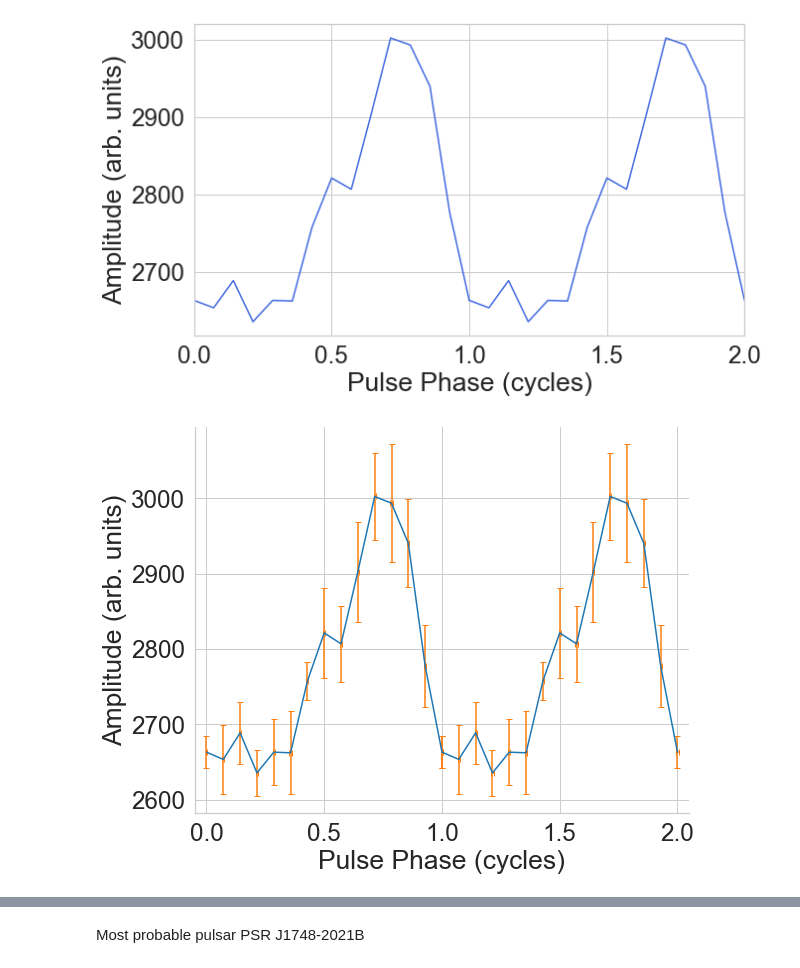
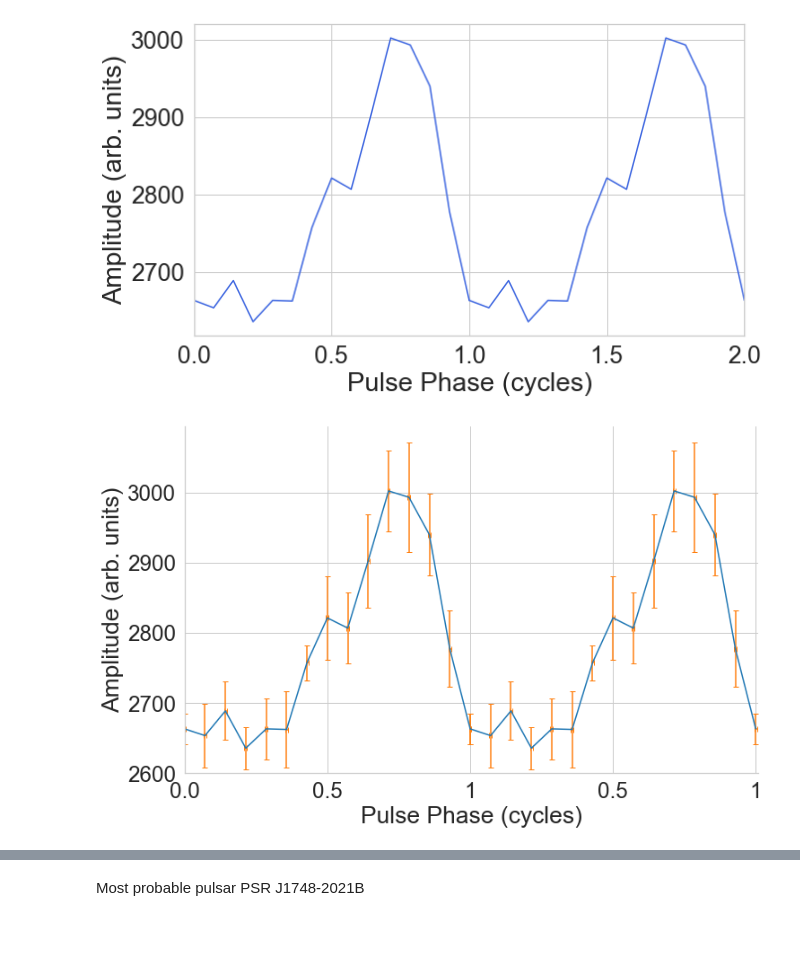
Before and after one commit to Joao-Carlos-S-G-de-A/Pulsar-Fourier-Transform, a Jupyter notebook: Main.ipynb, the cells around one changed output, grey strips where cells are left out. Saved outputs shown, nothing was run; the diff lists cells and outputs as text; code cells hidden in the pictures; blank space fills up the shorter version.

```diff
--- a/Main.ipynb
+++ b/Main.ipynb
@@ -645,18 +650,20 @@ plt.show()
 59.5922 Hz
 [figure]
 # %%
-fig, ax = plt.subplots(figsize=(9,7))
+fig, ax = plt.subplots(figsize=(11,7))
 ax.errorbar(np.linspace(0, 1, num=len(binned)), binned, error_,xerr=phaseerror, capsize=3, color='tab:blue', ecolor='tab:orange')
 ax.errorbar(np.linspace(0, 1, num=len(binned)) + 1, binned, error_,xerr=phaseerror, capsize=3, color='tab:blue', ecolor='tab:orange')
 ax.set_xlabel('Pulse Phase (cycles)')
 ax.set_ylabel('Amplitude (arb. units)')
-ax.set_xlim(-0.05, 2.05)
+ax.set_xlim(0, 2.01)
+ax.set_ylim(2600,)
+ax.xaxis.set_major_formatter(lambda x, pos: 1 if x==1 or x==2 else str(x%1)) # Show only the phase of the x-axis
 ax.spines['top'].set_visible(False)
 ax.spines['right'].set_visible(False)
 plt.tight_layout()
 plt.savefig('binned_data_error.png')
 plt.show()
 # %% [output]
-[figure, old version]
+[figure, new version]
 # %%
 f = Pulsarfreq/2
```
Also changed, not shown: parts of 12 cells of this notebook, 4 other files.
